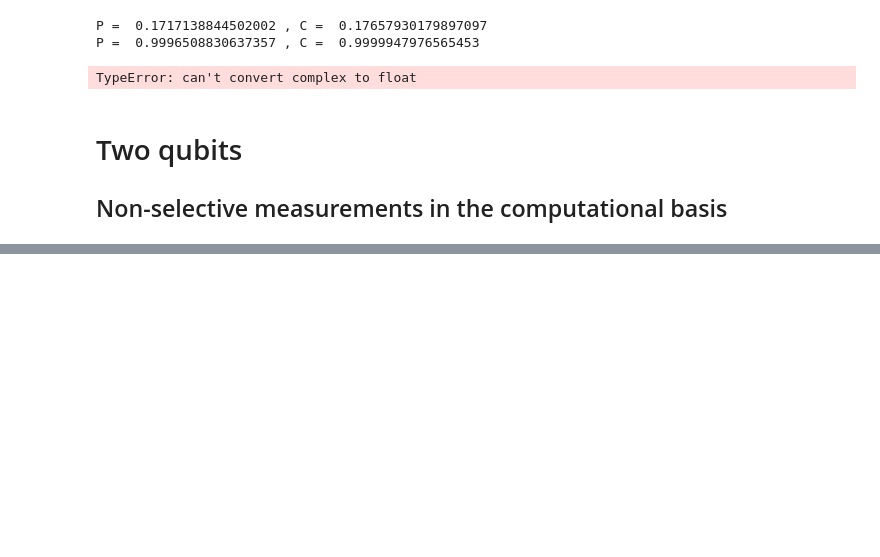
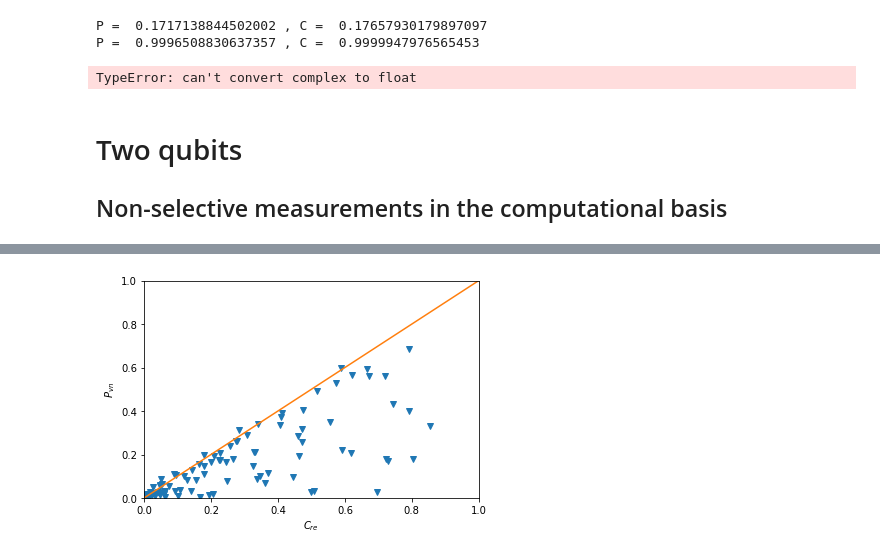
Before and after one commit to jonasmaziero/jupyterQ, a Jupyter notebook: sim_qMeasurement.ipynb, the cells around one changed output, grey strips where cells are left out. Saved outputs shown, nothing was run; the diff lists cells and outputs as text; code cells hidden in the pictures; blank space fills up the shorter version.

```diff
--- a/sim_qMeasurement.ipynb
+++ b/sim_qMeasurement.ipynb
@@ -596,0 +704,5 @@ plt.show()
+# %%
+plt.plot(PvE, CvE, 'v'); plt.xlim(0,1); plt.ylim(0,1);
+plt.plot([0,1],[0,1]); plt.xlabel(r'$C_{re}$'); plt.ylabel(r'$P_{vn}$'); plt.show()
+# %% [output]
+[figure, added]
```
Also changed, not shown: parts of 9 cells of this notebook.
